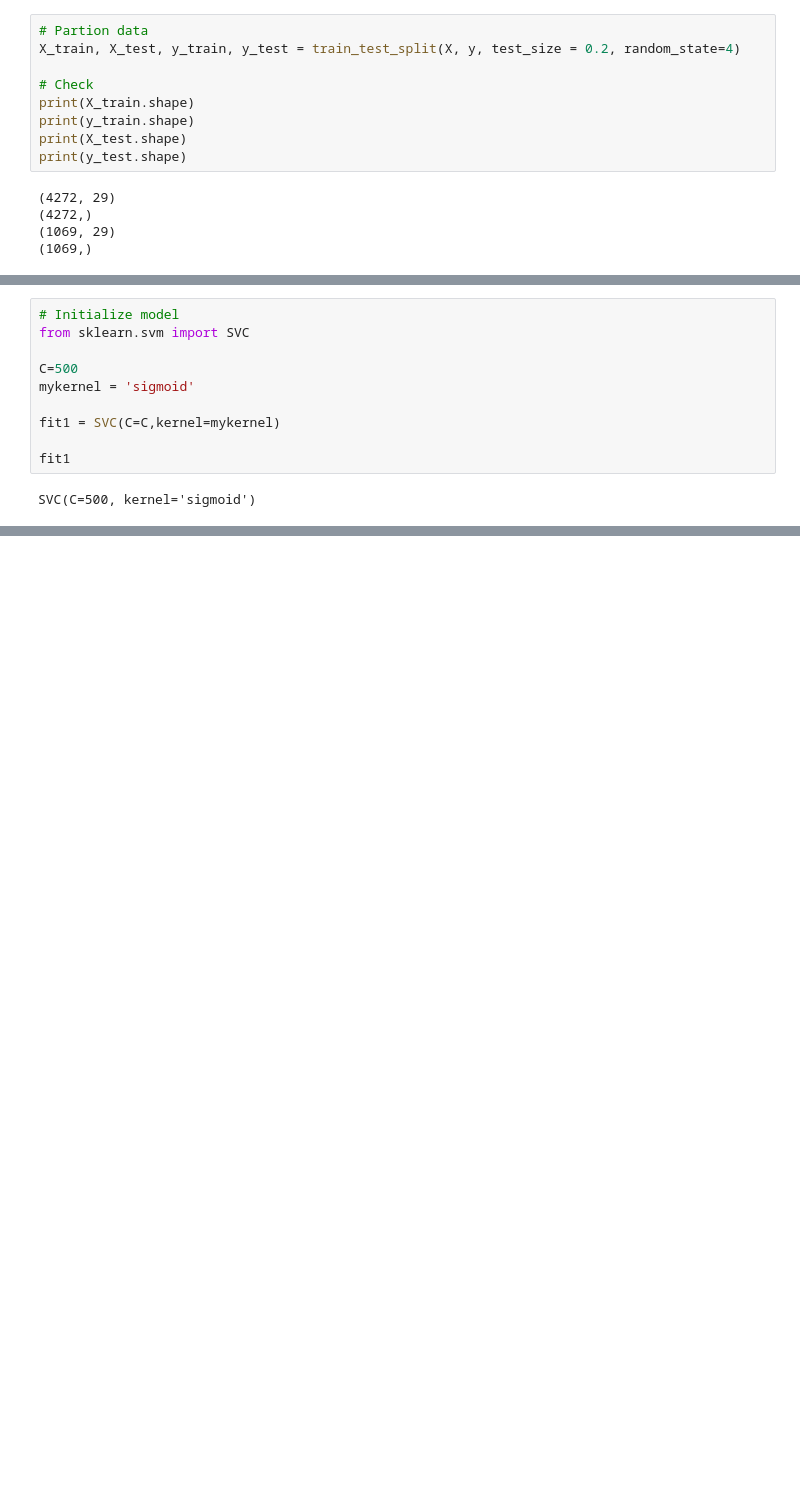
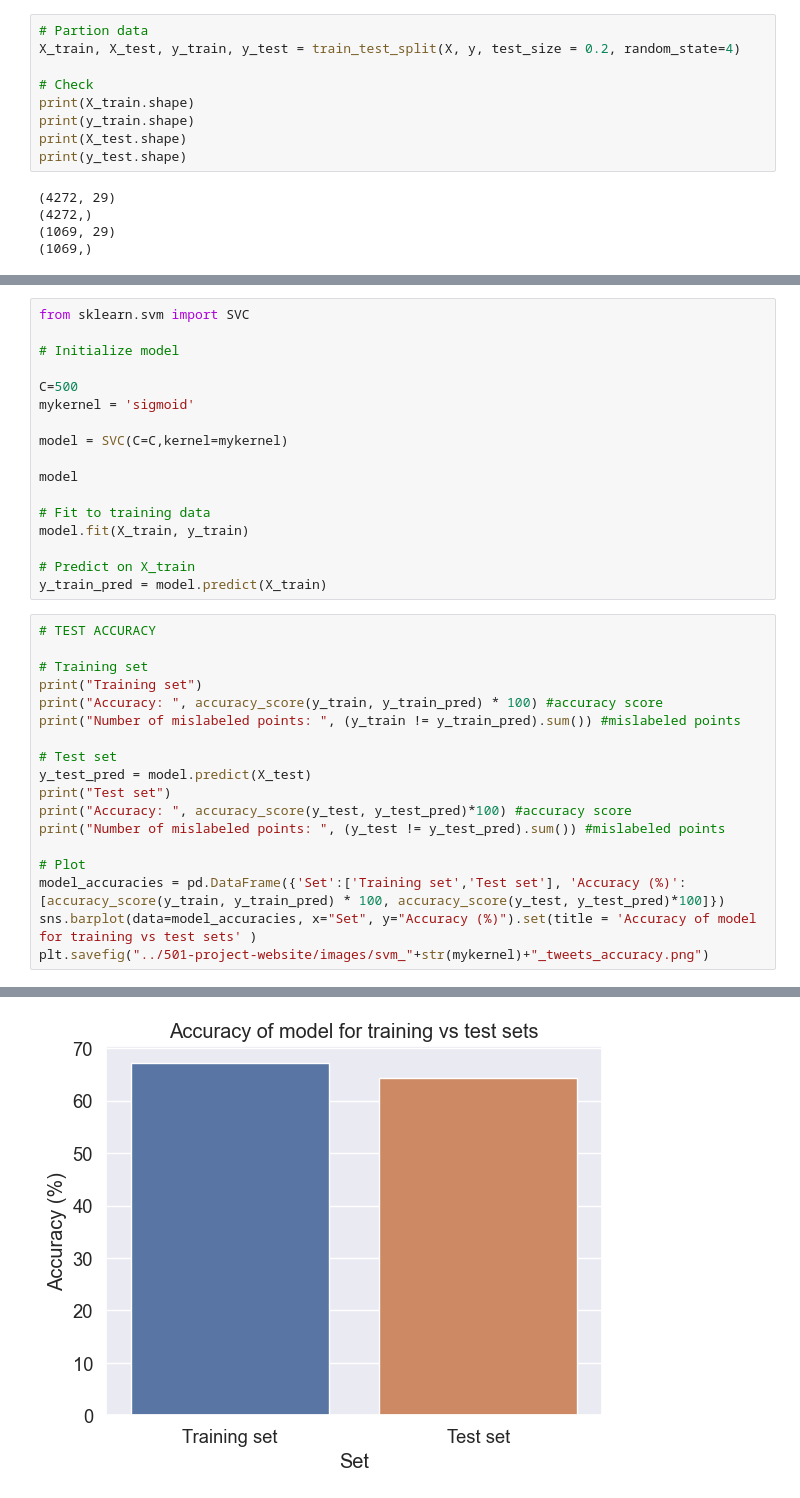
Before and after one commit to anly501/anly-501-project-cynthia-ng, a Jupyter notebook: codes/SVM_py.ipynb, the cells around one changed output, grey strips where cells are left out. Drawn from its saved outputs; the diff is of its cells as text; blank space fills up the shorter version.

```diff
--- a/codes/SVM_py.ipynb
+++ b/codes/SVM_py.ipynb
@@ -153,12 +230,36 @@ print(y_test.shape)
 # %%
+from sklearn.svm import SVC
+
 # Initialize model
-from sklearn.svm import SVC
 
 C=500
 mykernel = 'sigmoid'
 
-fit1 = SVC(C=C,kernel=mykernel)
+model = SVC(C=C,kernel=mykernel)
 
-fit1
+model
+
+# Fit to training data
+model.fit(X_train, y_train)
+
+# Predict on X_train
+y_train_pred = model.predict(X_train)
-# %% [output]
-SVC(C=500, kernel='sigmoid')
+# %%
+# TEST ACCURACY
+
+# Training set
+print("Training set")
+print("Accuracy: ", accuracy_score(y_train, y_train_pred) * 100) #accuracy score
+print("Number of mislabeled points: ", (y_train != y_train_pred).sum()) #mislabeled points
+
+# Test set
+y_test_pred = model.predict(X_test)
+print("Test set")
+print("Accuracy: ", accuracy_score(y_test, y_test_pred)*100) #accuracy score
+print("Number of mislabeled points: ", (y_test != y_test_pred).sum()) #mislabeled points
+
+# Plot
+model_accuracies = pd.DataFrame({'Set':['Training set','Test set'], 'Accuracy (%)': [accuracy_score(y_train, y_train_pred) * 100, accuracy_score(y_test, y_test_pred)*100]})
+sns.barplot(data=model_accuracies, x="Set", y="Accuracy (%)").set(title = 'Accuracy of model for training vs test sets' )
+plt.savefig("../501-project-website/images/svm_"+str(mykernel)+"_tweets_accuracy.png")
+# %% [output]
@@ -164,0 +272 @@ SVC(C=500, kernel='sigmoid')
+[figure, added]
```
Also changed, not shown: parts of 30 cells of this notebook, 11 other files.
